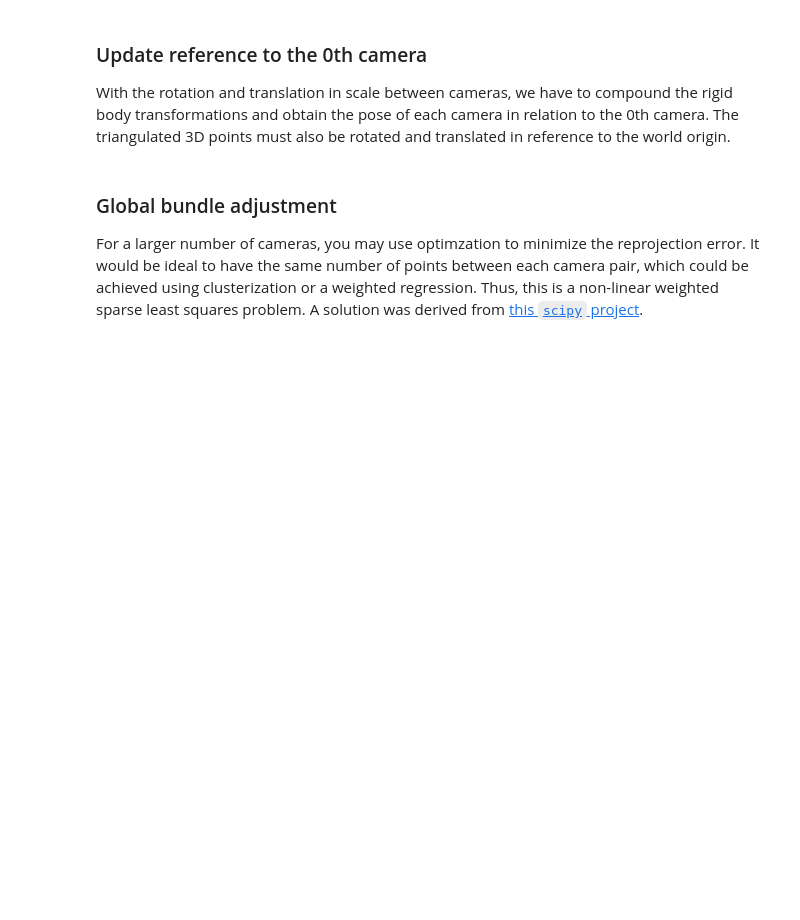
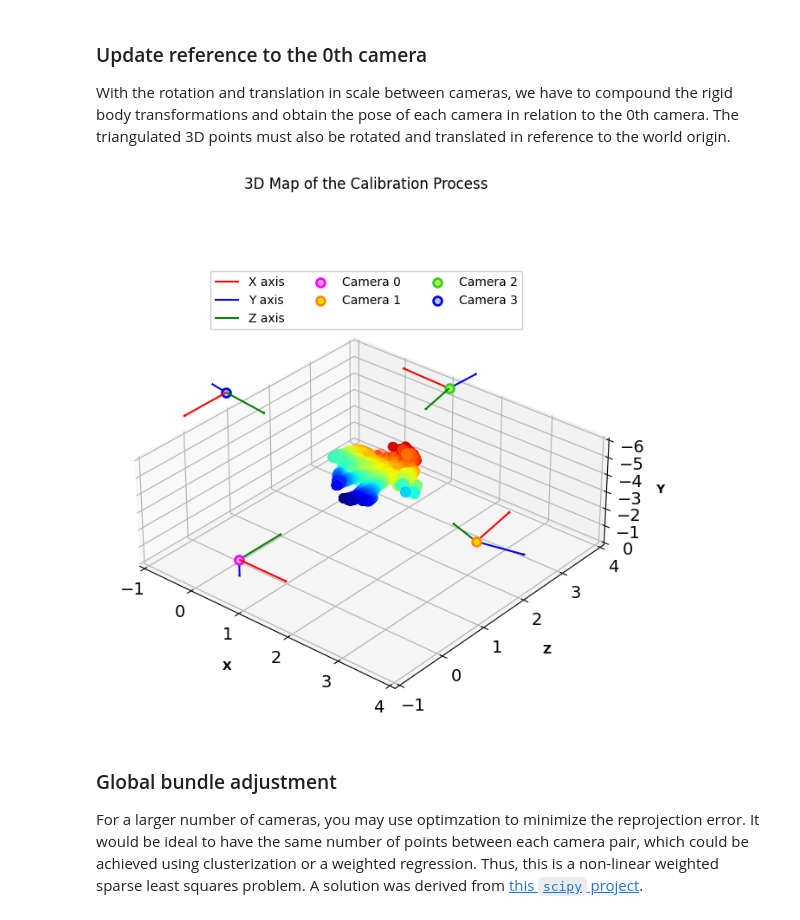
Before and after one commit to debOliveira/MoCapRasp, a Jupyter notebook: server/debugOnline.ipynb, the cells around one changed output. Saved outputs shown, nothing was run; the diff lists cells and outputs as text; code cells hidden in the pictures; blank space fills up the shorter version.

```diff
--- a/server/debugOnline.ipynb
+++ b/server/debugOnline.ipynb
@@ -345,65 +396,45 @@ for [m,n] in allIdx:
 
 With the rotation and translation in scale between cameras, we have to compound the rigid body transformations and obtain the pose of each camera in relation to the 0th camera. The triangulated 3D points must also be rotated and translated in reference to the world origin.
 # %%
-# setting 3D plot variables
-fig = plt.figure(figsize=(8, 8),dpi=100)
-ax = plt.axes(projection='3d')
-ax.set_xlim(-1, 4)
-ax.set_zlim(-6, 0)
-ax.set_ylim(-1, 4)
-ax.set_xlabel('X')
-ax.set_ylabel('Z')
-ax.set_zlabel('Y')
-ax.set_xlabel('X', fontweight='bold',labelpad=15)
-ax.set_ylabel('Z', fontweight='bold',labelpad=15)
-ax.set_zlabel('Y', fontweight='bold',labelpad=5)
-cmhot = plt.get_cmap("jet")
-ax.view_init(elev=30, azim=-50)
-plt.gca().invert_zaxis()
-ax.get_proj = lambda: np.dot(Axes3D.get_proj(ax), np.diag([1., 1., .5, 1.]))
-colours = [['fuchsia','plum'],['darkorange','gold'],['limegreen','greenyellow'],['blue','lightsteelblue']]
-
-# initializing arrays
-allPts3d,projMat = [],[]
+# Initializing arrays
+allPoints3d,projMat = [],[]
 dfTriang = np.zeros((int(recTime/step),(nCameras-1)*4*3+1))
 dfTriang[:,-1] = np.arange(0,recTime,step)
 
-# getting coordinates from each camera and 3D points in relation to the 0th camera
-for j in range(nCameras):
-    # initialize initial values of the projection matrices
-    x,y,z= np.array([1, 0, 0, 0]), np.array([0, 1, 0, 0]),np.array([0, 0, 1, 0])
+# Getting coordinates from each camera and 3D points in relation to the 0th camera
+for cam in range(nCameras):
+    # Initialize initial values of the projection matrices
     P_new = np.vstack((np.hstack((np.identity(3),np.zeros((3,1)))),np.hstack((np.zeros((3)),1))))
-    # iterate over the previous cameras to find the relation to the 0th camera
-    # e.g. 3 -> 2 -> 1 -> 0
-    for i in np.flip(range(j+1)):
+
+    # Iterate over the previous cameras to find the relation to the 0th camera
+    # E.g. 3 -> 2 -> 1 -> 0
+    for i in np.flip(range(cam+1)):
         t,R,lamb = np.array(translation[i][0]).reshape(-1,3),np.array(rotation[i]),scale[i]
         t_new = np.matmul(-t, R).reshape(-1,3)*lamb/100
         P = np.vstack((np.hstack((R.T,t_new.T)),np.hstack((np.zeros((3)),1))))
         P_new = np.matmul(P,P_new)
-    # save new projection matrix
+
+    # Save new projection matrix
     projMat.append(P_new)
-    # plot camera pose
-    x,y,z = np.matmul(P_new,x),np.matmul(P_new,y),np.matmul(P_new,z)
-    o = np.matmul(P_new,[[0.],[0.],[0.],[1]]).ravel()
-    ax.quiver(o[0], o[2], o[1], x[0], x[2], x[1], arrow_length_ratio=0.1, edgecolors="r", label='X axis')
-    ax.quiver(o[0], o[2], o[1], y[0], y[2], y[1], arrow_length_ratio=0.1, edgecolors="b", label='Y axis')
-    ax.quiver(o[0], o[2], o[1], z[0], z[2], z[1], arrow_length_ratio=0.1, edgecolors="g", label='Z axis')
-    ax.scatter(o[0], o[2], o[1], s=50, edgecolor=colours[j][0], facecolor=colours[j][1], linewidth=2,  label = 'Camera '+str(j))
-    # save triangulated 3D points in relation to the 0th camera
-    if j<(nCameras-1):
-        points3d = np.hstack((points3D_perPair[j]*scale[j+1][0]/100,np.ones((points3D_perPair[j].shape[0],1)))).T
+
+    # Save triangulated 3D points in relation to the 0th camera
+    if cam < nCameras-1:
+        points3d = np.hstack((points3D_perPair[cam]*scale[cam+1][0]/100,np.ones((points3D_perPair[cam].shape[0],1)))).T
         points3d = np.matmul(P_new,points3d)
-        dfTriang[np.array(ts_perPair[j]*(1/step)).astype(int),j*12:(j+1)*12] = points3d.T.reshape(-1,12)
-        ax.scatter(points3d[0], points3d[2], points3d[1], s=50, c=points3d[2], cmap=cmhot)
-        if not len(allPts3d): allPts3d = points3d.copy()
-        else: allPts3d = np.hstack((allPts3d,points3d.copy()))
+        dfTriang[np.array(ts_perPair[cam]*(1/step)).astype(int),cam*12:(cam+1)*12] = points3d.T.reshape(-1,12)
+        if not len(allPoints3d):
+            allPoints3d = points3d.copy()
+        else:
+            allPoints3d = np.hstack((allPoints3d,points3d.copy()))
 
-# final plot commands
-handles, labels = plt.gca().get_legend_handles_labels()
-by_label = dict(zip(labels, handles))
-plt.legend(by_label.values(), by_label.keys(),ncol=3,loc ='center',edgecolor='silver', bbox_to_anchor=(0.5, 0.8))
-plt.draw()
-plt.show()
+# Prepare camera data
+cameraData = {'projectionMatrices': projMat}
+
+plotArena(title='3D Map of the Calibration Process',
+          allPoints3d=allPoints3d,
+          cameraData=cameraData)
+# %% [output]
+[figure, added]
 # %% [markdown]
 ### Global bundle adjustment
 
```
Also changed, not shown: parts of 12 cells of this notebook, 13 other files.
